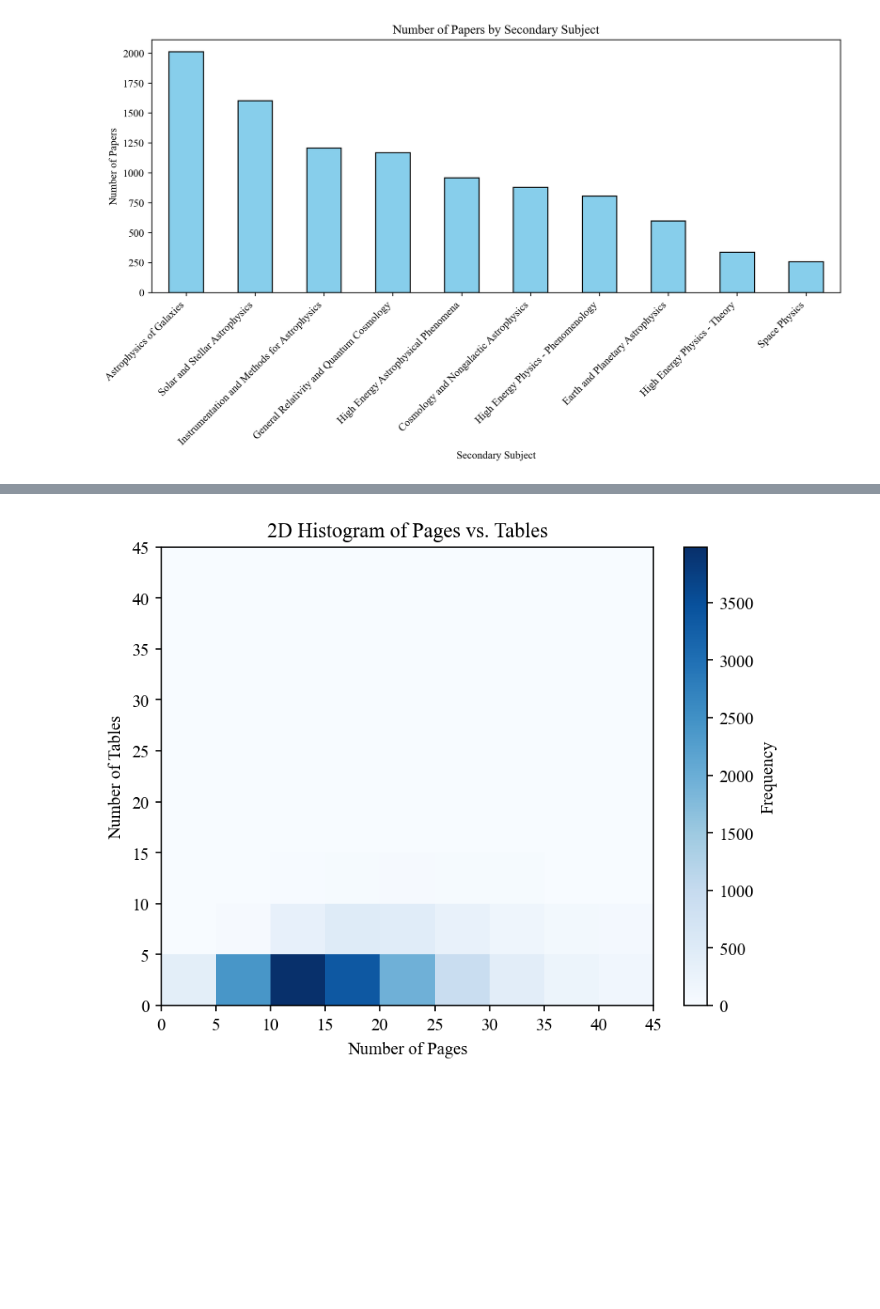
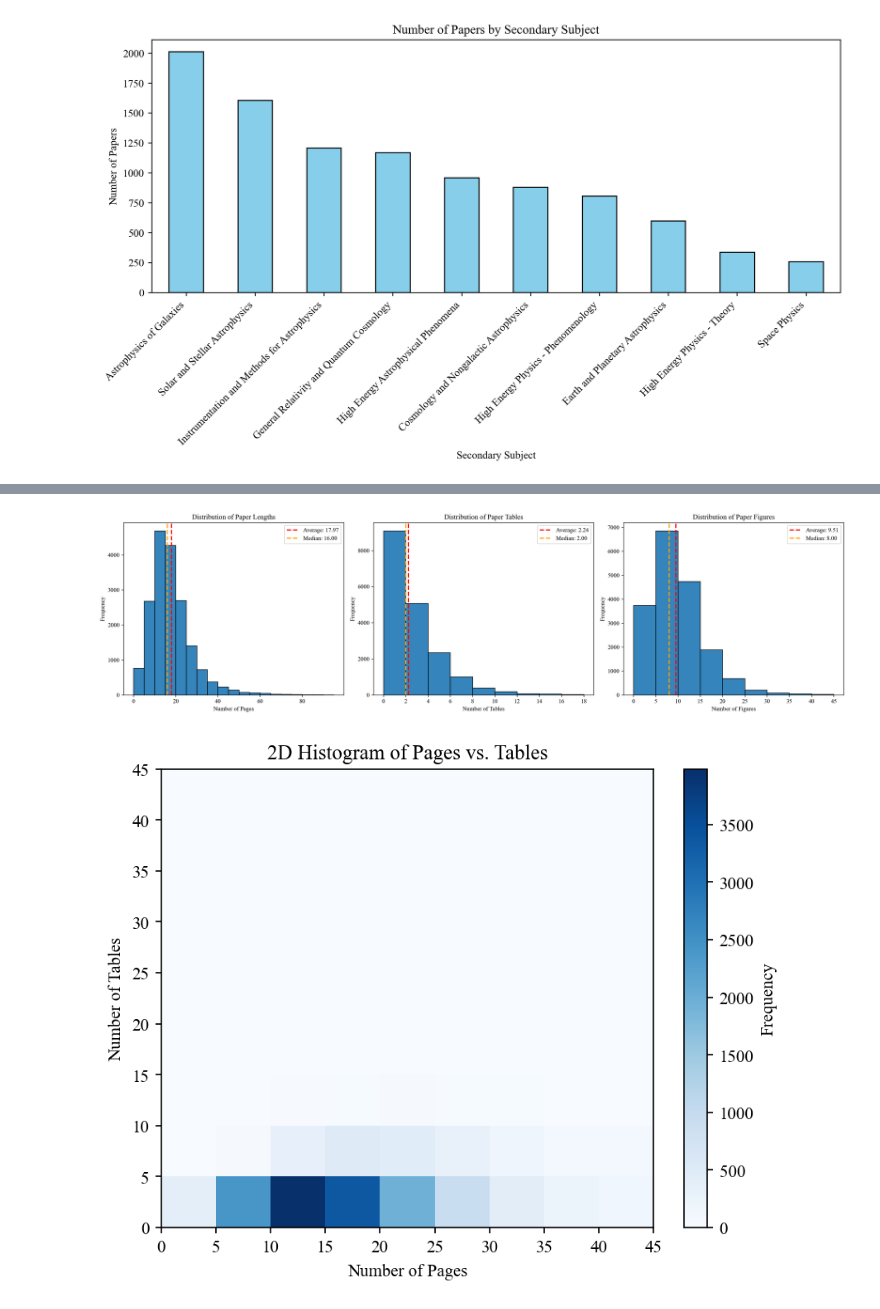
Before and after one commit to romms921/arXiver, a Jupyter notebook: analysis.ipynb, the cells around one changed output, grey strips where cells are left out. Cells and saved outputs as stored; diff of their text form; code cells hidden in the pictures; blank space fills up the shorter version.

```diff
--- a/analysis.ipynb
+++ b/analysis.ipynb
@@ -144,3 +182,51 @@ plt.show()
+# %%
+fig, axes = plt.subplots(1, 3, figsize=(18, 5))
+
+# Plot 1: Pages
+avg_pages = data['pages'].mean()
+med_pages = data['pages'].median()
+bins_pages = np.arange(0, 100, 5)
+
+axes[0].hist(data['pages'], bins=bins_pages, edgecolor='black', alpha=0.9)
+axes[0].axvline(avg_pages, color='red', linestyle='dashed', linewidth=2, label=f'Average: {avg_pages:.2f}')
+axes[0].axvline(med_pages, color='orange', linestyle='dashed', linewidth=2, label=f'Median: {med_pages:.2f}')
+axes[0].set_title('Distribution of Paper Lengths')
+axes[0].set_xlabel('Number of Pages')
+axes[0].set_ylabel('Frequency')
+axes[0].legend()
+
+# Plot 2: Tables
+avg_tables = data['tables'].mean()
+med_tables = data['tables'].median()
+bins_tables = np.arange(0, 20, 2)
+
+axes[1].hist(data['tables'], bins=bins_tables, edgecolor='black', alpha=0.9)
+axes[1].axvline(avg_tables, color='red', linestyle='dashed', linewidth=2, label=f'Average: {avg_tables:.2f}')
+axes[1].axvline(med_tables, color='orange', linestyle='dashed', linewidth=2, label=f'Median: {med_tables:.2f}')
+axes[1].set_title('Distribution of Paper Tables')
+axes[1].set_xlabel('Number of Tables')
+axes[1].set_xticks(bins_tables)
+axes[1].set_ylabel('Frequency')
+axes[1].legend()
+
+# Plot 3: Figures
+avg_figures = data['figures'].mean()
+med_figures = data['figures'].median()
+bins_figures = np.arange(0, 50, 5)
+
+axes[2].hist(data['figures'], bins=bins_figures, edgecolor='black', alpha=0.9)
+axes[2].axvline(avg_figures, color='red', linestyle='dashed', linewidth=2, label=f'Average: {avg_figures:.2f}')
+axes[2].axvline(med_figures, color='orange', linestyle='dashed', linewidth=2, label=f'Median: {med_figures:.2f}')
+axes[2].set_title('Distribution of Paper Figures')
+axes[2].set_xlabel('Number of Figures')
+axes[2].set_xticks(bins_figures)
+axes[2].set_ylabel('Frequency')
+axes[2].legend()
+
+plt.tight_layout()
+plt.show()
+# %% [output]
+[figure, added]
 # %%
 data['tables'] = data['tables'].fillna(0)
 data['pages'] = data['pages'].fillna(0)
```
Also changed, not shown: parts of 6 cells of this notebook, 1 other file.
